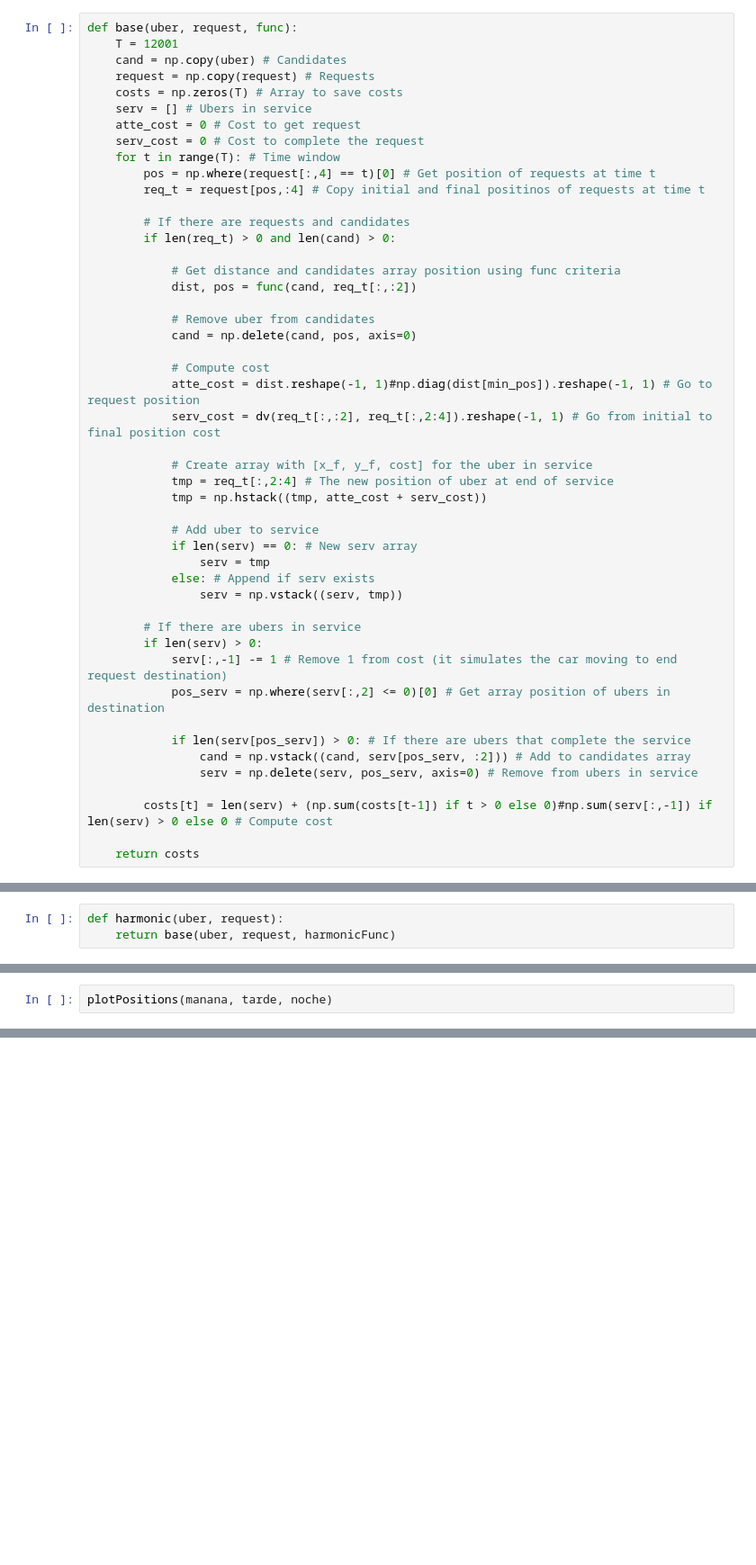
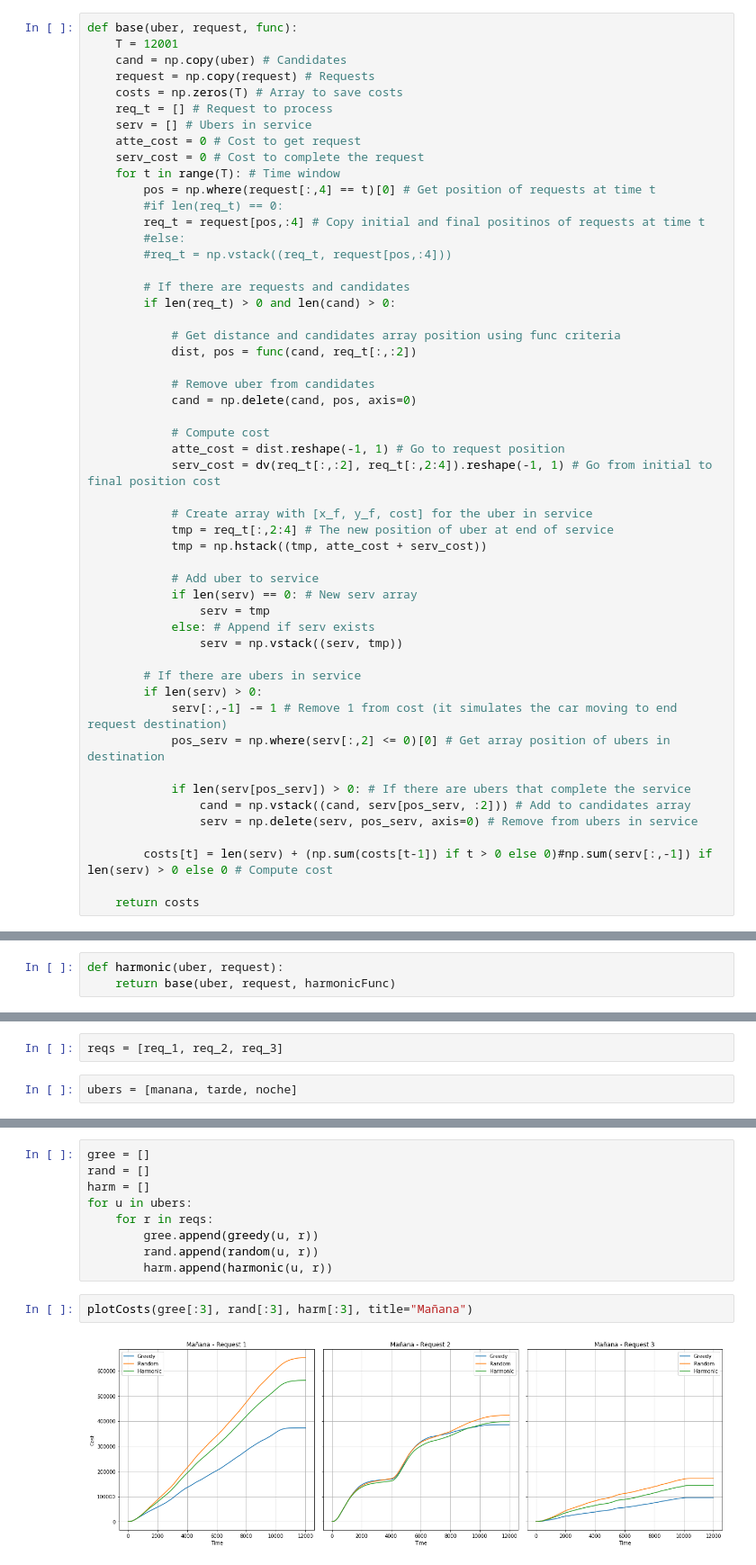
Before and after one commit to dsanmartin/INF564-HW, a Jupyter notebook: 1/hw1.ipynb, the cells around one changed output, grey strips where cells are left out. Shown at 90% size. Cells and saved outputs as stored; diff of their text form; blank space fills up the shorter version.

```diff
--- a/1/hw1.ipynb
+++ b/1/hw1.ipynb
@@ -103,12 +109,16 @@ def base(uber, request, func):
     cand = np.copy(uber) # Candidates
     request = np.copy(request) # Requests
     costs = np.zeros(T) # Array to save costs
+    req_t = [] # Request to process
     serv = [] # Ubers in service
     atte_cost = 0 # Cost to get request
     serv_cost = 0 # Cost to complete the request
     for t in range(T): # Time window
         pos = np.where(request[:,4] == t)[0] # Get position of requests at time t
+        #if len(req_t) == 0:
         req_t = request[pos,:4] # Copy initial and final positinos of requests at time t
+        #else:
+        #req_t = np.vstack((req_t, request[pos,:4]))
 
         # If there are requests and candidates
         if len(req_t) > 0 and len(cand) > 0:
@@ -120,7 +130,7 @@ def base(uber, request, func):
             cand = np.delete(cand, pos, axis=0)
 
             # Compute cost
-            atte_cost = dist.reshape(-1, 1)#np.diag(dist[min_pos]).reshape(-1, 1) # Go to request position
+            atte_cost = dist.reshape(-1, 1) # Go to request position
             serv_cost = dv(req_t[:,:2], req_t[:,2:4]).reshape(-1, 1) # Go from initial to final position cost
 
             # Create array with [x_f, y_f, cost] for the uber in service
@@ -159,2 +171,4 @@ def harmonic(uber, request):
+# %%
+reqs = [req_1, req_2, req_3]
 # %%
-plotPositions(manana, tarde, noche)
+ubers = [manana, tarde, noche]
@@ -192,0 +175,13 @@ plotCosts(cg_man_3, cr_man_3, ch_man_3)
+# %%
+gree = []
+rand = []
+harm = []
+for u in ubers:
+    for r in reqs:
+        gree.append(greedy(u, r))
+        rand.append(random(u, r))
+        harm.append(harmonic(u, r))
+# %%
+plotCosts(gree[:3], rand[:3], harm[:3], title="Mañana")
+# %% [output]
+[figure, added]
```
Also changed, not shown: parts of 18 cells of this notebook.
